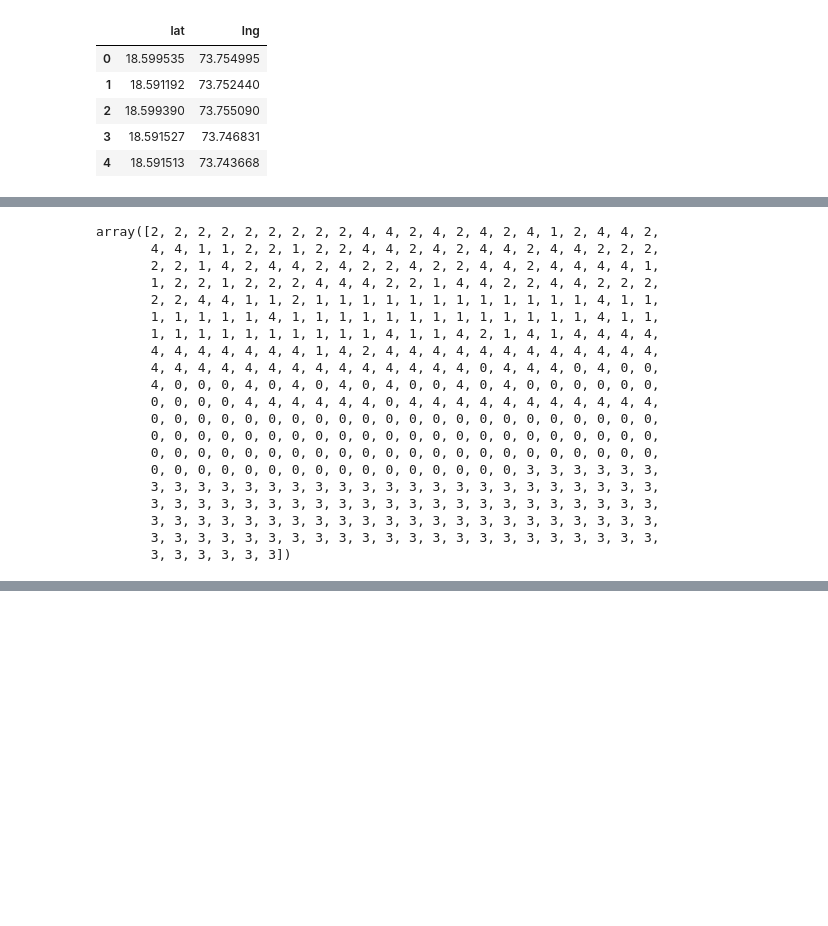
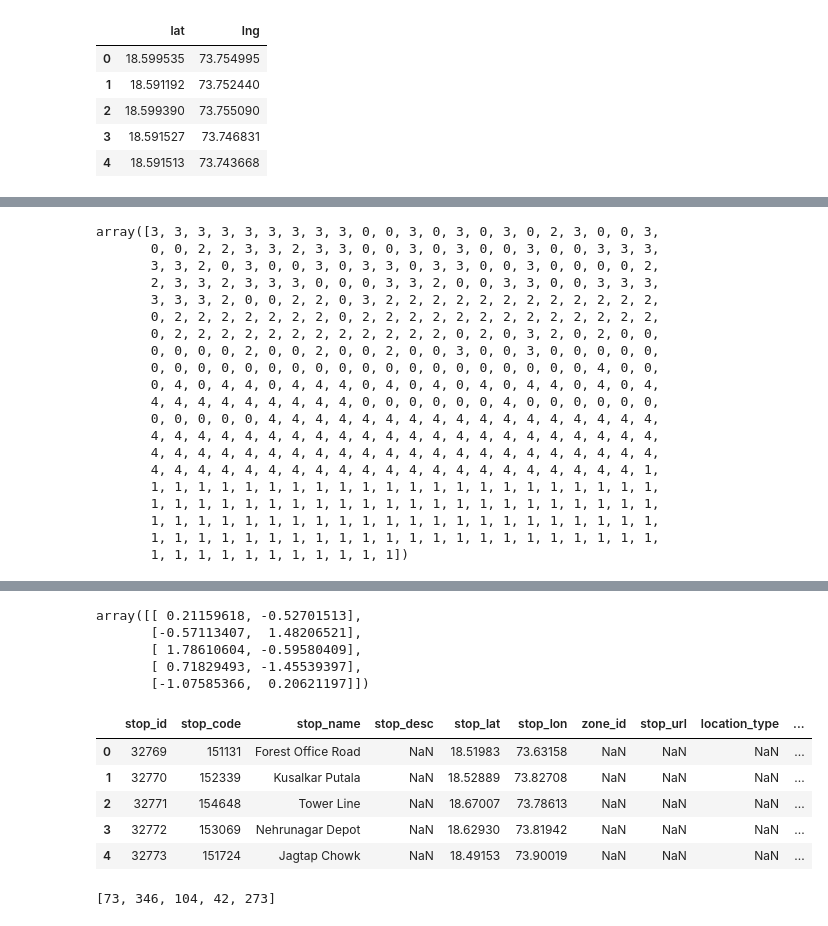
Before and after one commit to vishwain/Clustering-Pune, a Jupyter notebook: K-means test.ipynb, the cells around one changed output, grey strips where cells are left out. Drawn from its saved outputs; the diff is of its cells as text; code cells hidden in the pictures; blank space fills up the shorter version.

```diff
--- a/K-means test.ipynb
+++ b/K-means test.ipynb
@@ -61,32 +61,32 @@ Text(0, 0.5, 'Sum of squared distance')
 kclusters = 5
 
 # run k-means clustering
-kmeans = KMeans(n_clusters=kclusters, random_state=0).fit(Clus_dataSet)
+kmeans = KMeans(n_clusters=kclusters, random_state=0).fit(Clus_dataSet_scale)
 
 # check cluster labels generated for each row in the dataframe
 labels = kmeans.labels_
 labels
 # %% [output]
-array([2, 2, 2, 2, 2, 2, 2, 2, 2, 4, 4, 2, 4, 2, 4, 2, 4, 1, 2, 4, 4, 2,
-       4, 4, 1, 1, 2, 2, 1, 2, 2, 4, 4, 2, 4, 2, 4, 4, 2, 4, 4, 2, 2, 2,
-       2, 2, 1, 4, 2, 4, 4, 2, 4, 2, 2, 4, 2, 2, 4, 4, 2, 4, 4, 4, 4, 1,
-       1, 2, 2, 1, 2, 2, 2, 4, 4, 4, 2, 2, 1, 4, 4, 2, 2, 4, 4, 2, 2, 2,
-       2, 2, 4, 4, 1, 1, 2, 1, 1, 1, 1, 1, 1, 1, 1, 1, 1, 1, 1, 4, 1, 1,
-       1, 1, 1, 1, 1, 4, 1, 1, 1, 1, 1, 1, 1, 1, 1, 1, 1, 1, 1, 4, 1, 1,
-       1, 1, 1, 1, 1, 1, 1, 1, 1, 1, 4, 1, 1, 4, 2, 1, 4, 1, 4, 4, 4, 4,
-       4, 4, 4, 4, 4, 4, 4, 1, 4, 2, 4, 4, 4, 4, 4, 4, 4, 4, 4, 4, 4, 4,
-       4, 4, 4, 4, 4, 4, 4, 4, 4, 4, 4, 4, 4, 4, 0, 4, 4, 4, 0, 4, 0, 0,
-       4, 0, 0, 0, 4, 0, 4, 0, 4, 0, 4, 0, 0, 4, 0, 4, 0, 0, 0, 0, 0, 0,
-       0, 0, 0, 0, 4, 4, 4, 4, 4, 4, 0, 4, 4, 4, 4, 4, 4, 4, 4, 4, 4, 4,
-       0, 0, 0, 0, 0, 0, 0, 0, 0, 0, 0, 0, 0, 0, 0, 0, 0, 0, 0, 0, 0, 0,
-       0, 0, 0, 0, 0, 0, 0, 0, 0, 0, 0, 0, 0, 0, 0, 0, 0, 0, 0, 0, 0, 0,
-       0, 0, 0, 0, 0, 0, 0, 0, 0, 0, 0, 0, 0, 0, 0, 0, 0, 0, 0, 0, 0, 0,
-       0, 0, 0, 0, 0, 0, 0, 0, 0, 0, 0, 0, 0, 0, 0, 0, 3, 3, 3, 3, 3, 3,
-       3, 3, 3, 3, 3, 3, 3, 3, 3, 3, 3, 3, 3, 3, 3, 3, 3, 3, 3, 3, 3, 3,
-       3, 3, 3, 3, 3, 3, 3, 3, 3, 3, 3, 3, 3, 3, 3, 3, 3, 3, 3, 3, 3, 3,
-       3, 3, 3, 3, 3, 3, 3, 3, 3, 3, 3, 3, 3, 3, 3, 3, 3, 3, 3, 3, 3, 3,
-       3, 3, 3, 3, 3, 3, 3, 3, 3, 3, 3, 3, 3, 3, 3, 3, 3, 3, 3, 3, 3, 3,
-       3, 3, 3, 3, 3, 3])
+array([3, 3, 3, 3, 3, 3, 3, 3, 3, 0, 0, 3, 0, 3, 0, 3, 0, 2, 3, 0, 0, 3,
+       0, 0, 2, 2, 3, 3, 2, 3, 3, 0, 0, 3, 0, 3, 0, 0, 3, 0, 0, 3, 3, 3,
+       3, 3, 2, 0, 3, 0, 0, 3, 0, 3, 3, 0, 3, 3, 0, 0, 3, 0, 0, 0, 0, 2,
+       2, 3, 3, 2, 3, 3, 3, 0, 0, 0, 3, 3, 2, 0, 0, 3, 3, 0, 0, 3, 3, 3,
+       3, 3, 3, 2, 0, 0, 2, 2, 0, 3, 2, 2, 2, 2, 2, 2, 2, 2, 2, 2, 2, 2,
+       0, 2, 2, 2, 2, 2, 2, 2, 0, 2, 2, 2, 2, 2, 2, 2, 2, 2, 2, 2, 2, 2,
+       0, 2, 2, 2, 2, 2, 2, 2, 2, 2, 2, 2, 2, 0, 2, 0, 3, 2, 0, 2, 0, 0,
+       0, 0, 0, 0, 2, 0, 0, 2, 0, 0, 2, 0, 0, 3, 0, 0, 3, 0, 0, 0, 0, 0,
+       0, 0, 0, 0, 0, 0, 0, 0, 0, 0, 0, 0, 0, 0, 0, 0, 0, 0, 0, 4, 0, 0,
+       0, 4, 0, 4, 4, 0, 4, 4, 4, 0, 4, 0, 4, 0, 4, 0, 4, 4, 0, 4, 0, 4,
+       4, 4, 4, 4, 4, 4, 4, 4, 4, 0, 0, 0, 0, 0, 0, 4, 0, 0, 0, 0, 0, 0,
+       0, 0, 0, 0, 0, 4, 4, 4, 4, 4, 4, 4, 4, 4, 4, 4, 4, 4, 4, 4, 4, 4,
+       4, 4, 4, 4, 4, 4, 4, 4, 4, 4, 4, 4, 4, 4, 4, 4, 4, 4, 4, 4, 4, 4,
+       4, 4, 4, 4, 4, 4, 4, 4, 4, 4, 4, 4, 4, 4, 4, 4, 4, 4, 4, 4, 4, 4,
+       4, 4, 4, 4, 4, 4, 4, 4, 4, 4, 4, 4, 4, 4, 4, 4, 4, 4, 4, 4, 4, 1,
+       1, 1, 1, 1, 1, 1, 1, 1, 1, 1, 1, 1, 1, 1, 1, 1, 1, 1, 1, 1, 1, 1,
+       1, 1, 1, 1, 1, 1, 1, 1, 1, 1, 1, 1, 1, 1, 1, 1, 1, 1, 1, 1, 1, 1,
+       1, 1, 1, 1, 1, 1, 1, 1, 1, 1, 1, 1, 1, 1, 1, 1, 1, 1, 1, 1, 1, 1,
+       1, 1, 1, 1, 1, 1, 1, 1, 1, 1, 1, 1, 1, 1, 1, 1, 1, 1, 1, 1, 1, 1,
+       1, 1, 1, 1, 1, 1, 1, 1, 1, 1, 1])
 # %%
 color_options = [
     'black', 'blue', 'darkgreen',
@@ -114,3 +114,22 @@ for lat, lng, Categories, name, lab in zip(df['lat'], df['lng'], df['categories'
 map_
 # %% [output]
 [interactive output not drawn]
+# %%
+cluster_centres = kmeans.cluster_centers_
+cluster_centres
+# %% [output]
+array([[ 0.21159618, -0.52701513],
+       [-0.57113407,  1.48206521],
+       [ 1.78610604, -0.59580409],
+       [ 0.71829493, -1.45539397],
+       [-1.07585366,  0.20621197]])
+# %%
+df_stops = pd.read_csv('stops.csv')
+df_stops.head()
+# %% [output]
+|  | stop_id | stop_code | stop_name | stop_desc | stop_lat | stop_lon | zone_id | stop_url | location_type | ... |
+| 0 | 32769 | 151131 | Forest Office Road | NaN | 18.51983 | 73.63158 | NaN | NaN | NaN | ... |
+| 1 | 32770 | 152339 | Kusalkar Putala | NaN | 18.52889 | 73.82708 | NaN | NaN | NaN | ... |
+| 2 | 32771 | 154648 | Tower Line | NaN | 18.67007 | 73.78613 | NaN | NaN | NaN | ... |
+| 3 | 32772 | 153069 | Nehrunagar Depot | NaN | 18.62930 | 73.81942 | NaN | NaN | NaN | ... |
+| 4 | 32773 | 151724 | Jagtap Chowk | NaN | 18.49153 | 73.90019 | NaN | NaN | NaN | ... |
@@ -116,0 +138,8 @@ map_
+# %%
+idx = []
+for i in range(0,len(cluster_centres)):
+    dist,index = spatial.KDTree(Clus_dataSet_scale).query(cluster_centres[i])
+    idx.append(index)
+idx
+# %% [output]
+[73, 346, 104, 42, 273]
```
Also changed, not shown: parts of 15 cells of this notebook.
